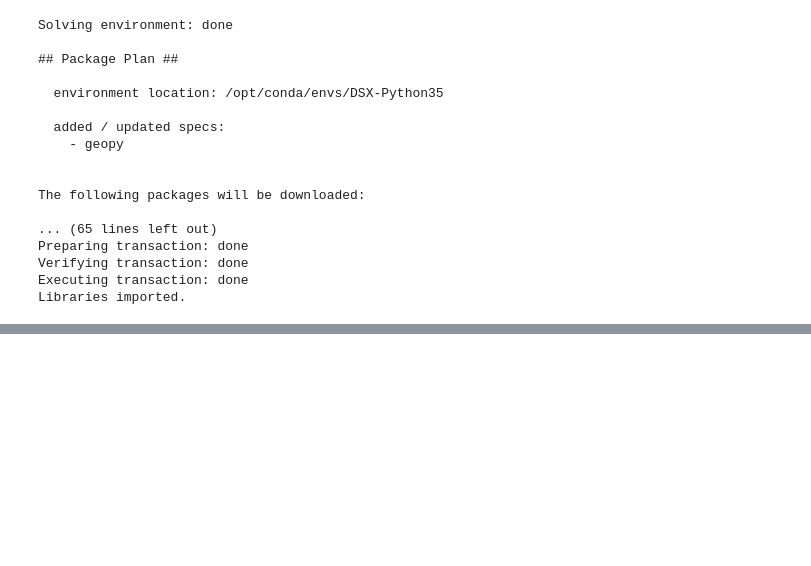
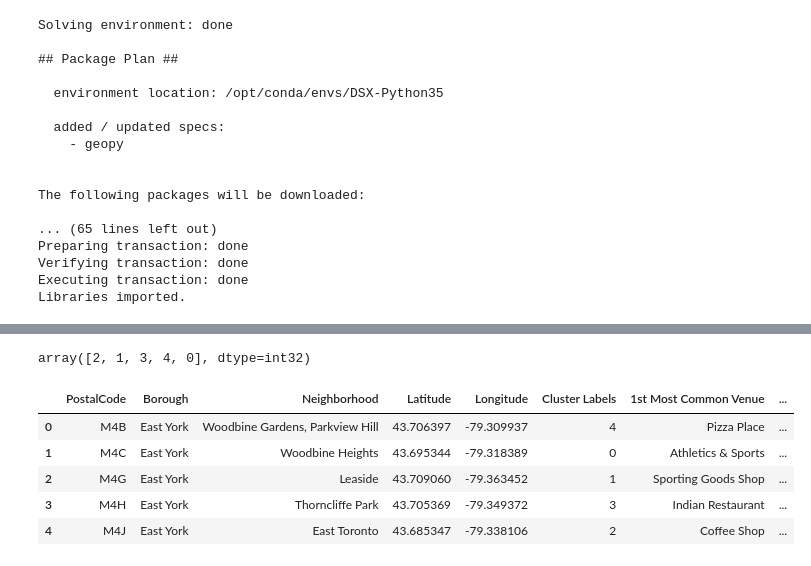
Before and after one commit to maciejjanek/Coursera_Capstone, a Jupyter notebook: Neighborhoods in Toronto analysis.ipynb, the cells around one changed output, grey strips where cells are left out. Drawn from its saved outputs; the diff is of its cells as text; code cells hidden in the pictures; blank space fills up the shorter version.

```diff
--- a/Neighborhoods in Toronto analysis.ipynb
+++ b/Neighborhoods in Toronto analysis.ipynb
@@ -78,0 +274,12 @@ map_toronto
+# %%
+num_top_venues = 5
+
+for hood in eastyork_grouped['Neighborhood']:
+    print("----"+hood+"----")
+    temp = eastyork_grouped[eastyork_grouped['Neighborhood'] == hood].T.reset_index()
+    temp.columns = ['venue','freq']
+    temp = temp.iloc[1:]
+    temp['freq'] = temp['freq'].astype(float)
+    temp = temp.round({'freq': 2})
+    print(temp.sort_values('freq', ascending=False).reset_index(drop=True).head(num_top_venues))
+    print('\n')
@@ -78,0 +338,29 @@ map_toronto
+# %%
+# set number of clusters
+kclusters = 5
+
+eastyork_grouped_clustering = eastyork_grouped.drop('Neighborhood', 1)
+
+# run k-means clustering
+kmeans = KMeans(n_clusters=kclusters, random_state=0).fit(eastyork_grouped_clustering)
+
+# check cluster labels generated for each row in the dataframe
+kmeans.labels_[0:10]
+# %% [output]
+array([2, 1, 3, 4, 0], dtype=int32)
+# %%
+# add clustering labels
+neighborhoods_venues_sorted.insert(0, 'Cluster Labels', kmeans.labels_)
+
+eastyork_merged = east_york
+
+# merge toronto_grouped with toronto_data to add latitude/longitude for each neighborhood
+eastyork_merged = eastyork_merged.join(neighborhoods_venues_sorted.set_index('Neighborhood'), on='Neighborhood')
+eastyork_merged.head() # check the last columns!
+# %% [output]
+|  | PostalCode | Borough | Neighborhood | Latitude | Longitude | Cluster Labels | 1st Most Common Venue | ... |
+| 0 | M4B | East York | Woodbine Gardens, Parkview Hill | 43.706397 | -79.309937 | 4 | Pizza Place | ... |
+| 1 | M4C | East York | Woodbine Heights | 43.695344 | -79.318389 | 0 | Athletics & Sports | ... |
+| 2 | M4G | East York | Leaside | 43.709060 | -79.363452 | 1 | Sporting Goods Shop | ... |
+| 3 | M4H | East York | Thorncliffe Park | 43.705369 | -79.349372 | 3 | Indian Restaurant | ... |
+| 4 | M4J | East York | East Toronto | 43.685347 | -79.338106 | 2 | Coffee Shop | ... |
```
Also changed, not shown: parts of 23 cells of this notebook.
